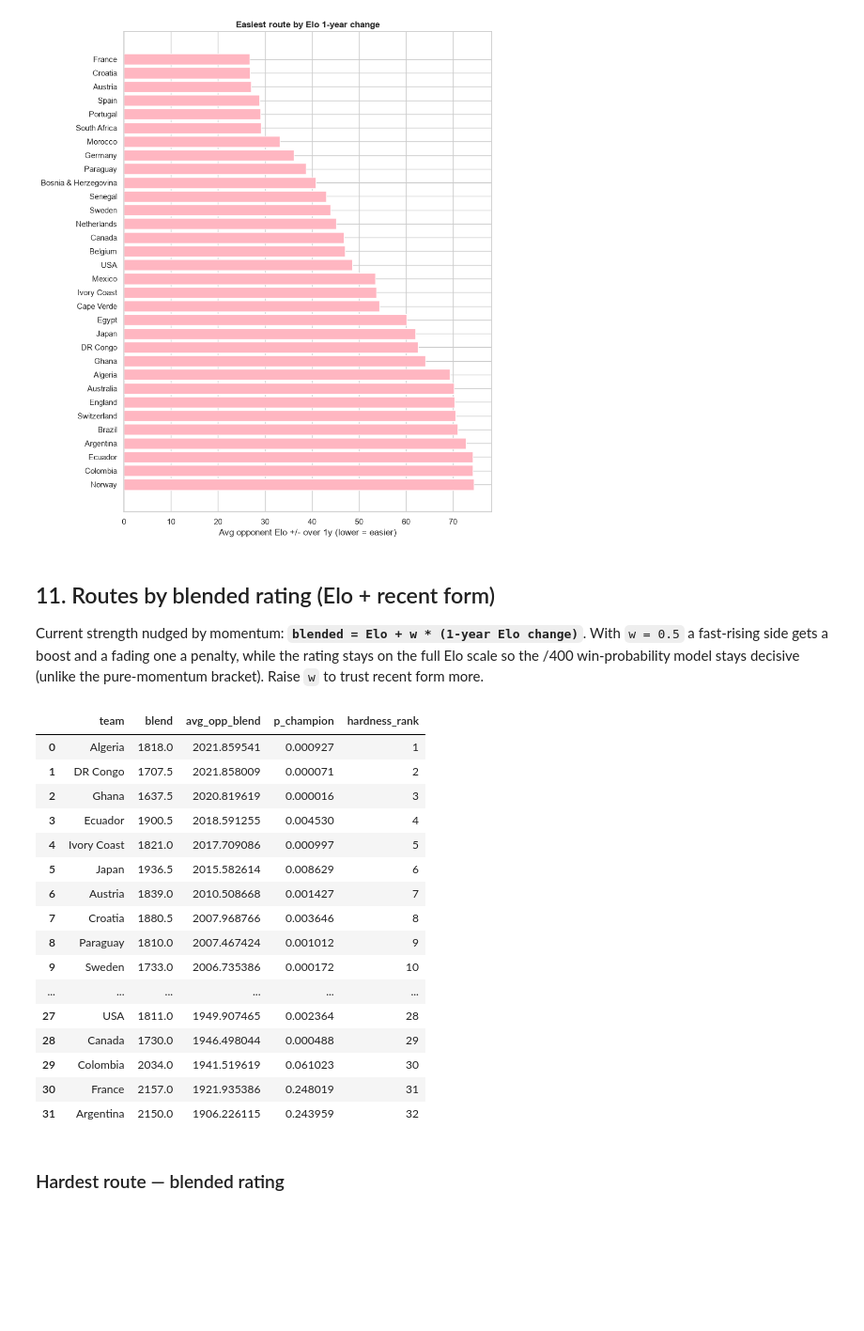
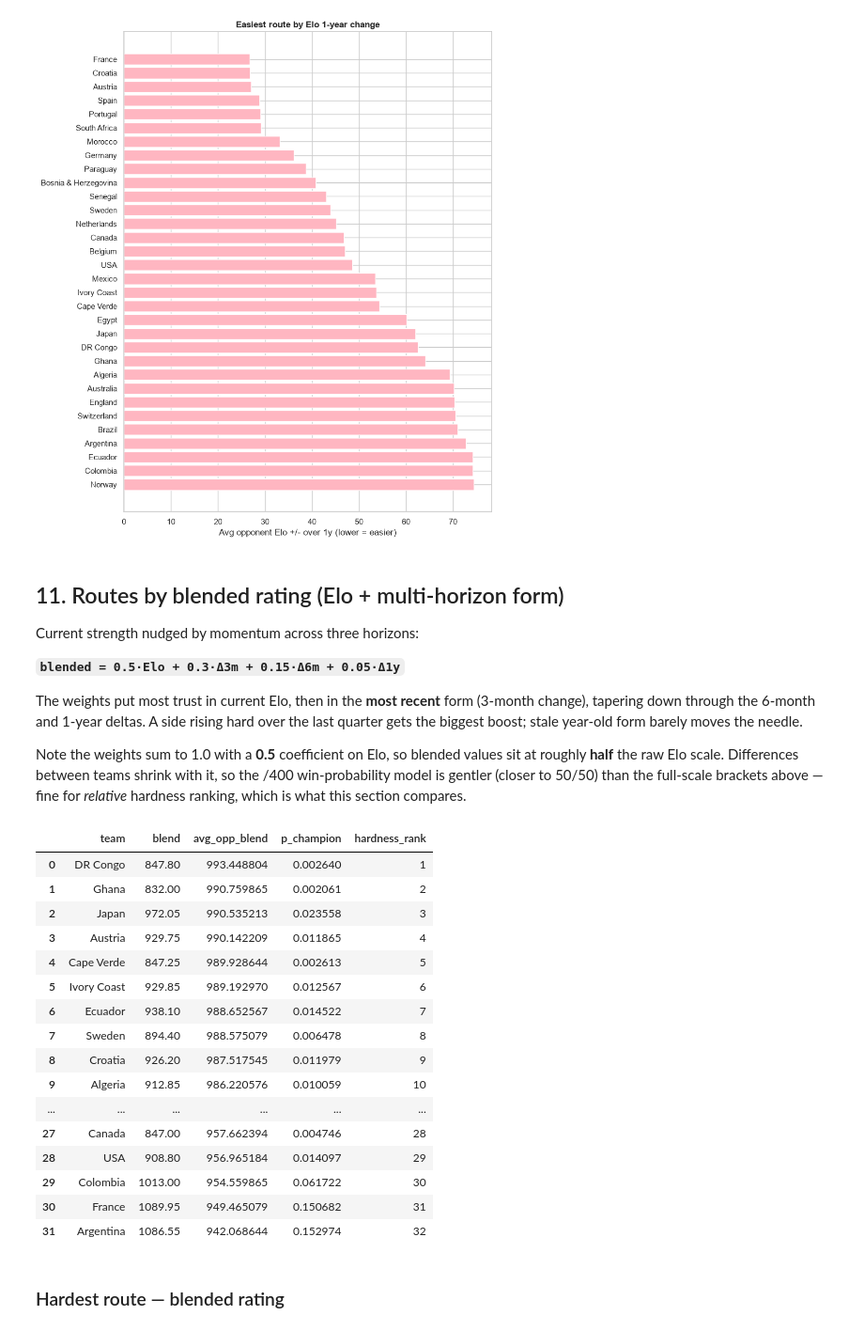
Before and after one commit to SiamRahman29/knockout-paths-elo, a Jupyter notebook: notebooks/hardest_routes.ipynb, the cells around one changed output. Shown at 94% size. Saved outputs shown, nothing was run; the diff lists cells and outputs as text; code cells hidden in the pictures; blank space fills up the shorter version.

```diff
--- a/notebooks/hardest_routes.ipynb
+++ b/notebooks/hardest_routes.ipynb
@@ -438,35 +438,56 @@ plot_easiest(form_routes, "avg_opp_elo1y",
 # %% [output]
 [figure]
 # %% [markdown]
-## 11. Routes by blended rating (Elo + recent form)
+## 11. Routes by blended rating (Elo + multi-horizon form)
 
-Current strength nudged by momentum: **`blended = Elo + w * (1-year Elo change)`**.
-With `w = 0.5` a fast-rising side gets a boost and a fading one a penalty, while
-the rating stays on the full Elo scale so the /400 win-probability model stays
-decisive (unlike the pure-momentum bracket). Raise `w` to trust recent form more.
+Current strength nudged by momentum across three horizons:
+
+**`blended = 0.5·Elo + 0.3·Δ3m + 0.15·Δ6m + 0.05·Δ1y`**
+
+The weights put most trust in current Elo, then in the **most recent** form
+(3-month change), tapering down through the 6-month and 1-year deltas. A side
+rising hard over the last quarter gets the biggest boost; stale year-old form
+barely moves the needle.
+
+Note the weights sum to 1.0 with a **0.5** coefficient on Elo, so blended values
+sit at roughly **half** the raw Elo scale. Differences between teams shrink with
+it, so the /400 win-probability model is gentler (closer to 50/50) than the
+full-scale brackets above — fine for *relative* hardness ranking, which is what
+this section compares.
 # %%
-MOMENTUM_WEIGHT = 0.5
-blend_rating = {t: elo_rating[t] + MOMENTUM_WEIGHT * form_rating[t] for t in teams}
+BLEND_WEIGHTS = {"elo": 0.5, "3m": 0.3, "6m": 0.15, "1y": 0.05}
+
+change_3m = dict(zip(elo_df["team"], elo_df["rating_change_3m"]))
+change_6m = dict(zip(elo_df["team"], elo_df["rating_change_6m"]))
+change_1y = dict(zip(elo_df["team"], elo_df["rating_change_1y"]))
+
+blend_rating = {
+    t: BLEND_WEIGHTS["elo"] * elo_rating[t]
+    + BLEND_WEIGHTS["3m"] * change_3m[t]
+    + BLEND_WEIGHTS["6m"] * change_6m[t]
+    + BLEND_WEIGHTS["1y"] * change_1y[t]
+    for t in teams
+}
 blend_routes = difficulty_table(root, teams, blend_rating, win_probability, "blend")
 blend_routes
 # %% [output]
 |  | team | blend | avg_opp_blend | p_champion | hardness_rank |
-| 0 | Algeria | 1818.0 | 2021.859541 | 0.000927 | 1 |
-| 1 | DR Congo | 1707.5 | 2021.858009 | 0.000071 | 2 |
-| 2 | Ghana | 1637.5 | 2020.819619 | 0.000016 | 3 |
-| 3 | Ecuador | 1900.5 | 2018.591255 | 0.004530 | 4 |
-| 4 | Ivory Coast | 1821.0 | 2017.709086 | 0.000997 | 5 |
-| 5 | Japan | 1936.5 | 2015.582614 | 0.008629 | 6 |
-| 6 | Austria | 1839.0 | 2010.508668 | 0.001427 | 7 |
-| 7 | Croatia | 1880.5 | 2007.968766 | 0.003646 | 8 |
-| 8 | Paraguay | 1810.0 | 2007.467424 | 0.001012 | 9 |
-| 9 | Sweden | 1733.0 | 2006.735386 | 0.000172 | 10 |
+| 0 | DR Congo | 847.80 | 993.448804 | 0.002640 | 1 |
+| 1 | Ghana | 832.00 | 990.759865 | 0.002061 | 2 |
+| 2 | Japan | 972.05 | 990.535213 | 0.023558 | 3 |
+| 3 | Austria | 929.75 | 990.142209 | 0.011865 | 4 |
+| 4 | Cape Verde | 847.25 | 989.928644 | 0.002613 | 5 |
+| 5 | Ivory Coast | 929.85 | 989.192970 | 0.012567 | 6 |
+| 6 | Ecuador | 938.10 | 988.652567 | 0.014522 | 7 |
+| 7 | Sweden | 894.40 | 988.575079 | 0.006478 | 8 |
+| 8 | Croatia | 926.20 | 987.517545 | 0.011979 | 9 |
+| 9 | Algeria | 912.85 | 986.220576 | 0.010059 | 10 |
 | ... | ... | ... | ... | ... | ... |
-| 27 | USA | 1811.0 | 1949.907465 | 0.002364 | 28 |
-| 28 | Canada | 1730.0 | 1946.498044 | 0.000488 | 29 |
-| 29 | Colombia | 2034.0 | 1941.519619 | 0.061023 | 30 |
-| 30 | France | 2157.0 | 1921.935386 | 0.248019 | 31 |
-| 31 | Argentina | 2150.0 | 1906.226115 | 0.243959 | 32 |
+| 27 | Canada | 847.00 | 957.662394 | 0.004746 | 28 |
+| 28 | USA | 908.80 | 956.965184 | 0.014097 | 29 |
+| 29 | Colombia | 1013.00 | 954.559865 | 0.061722 | 30 |
+| 30 | France | 1089.95 | 949.465079 | 0.150682 | 31 |
+| 31 | Argentina | 1086.55 | 942.068644 | 0.152974 | 32 |
 # %% [markdown]
 ### Hardest route — blended rating
 # %%
```
Also changed, not shown: parts of 3 cells of this notebook.
